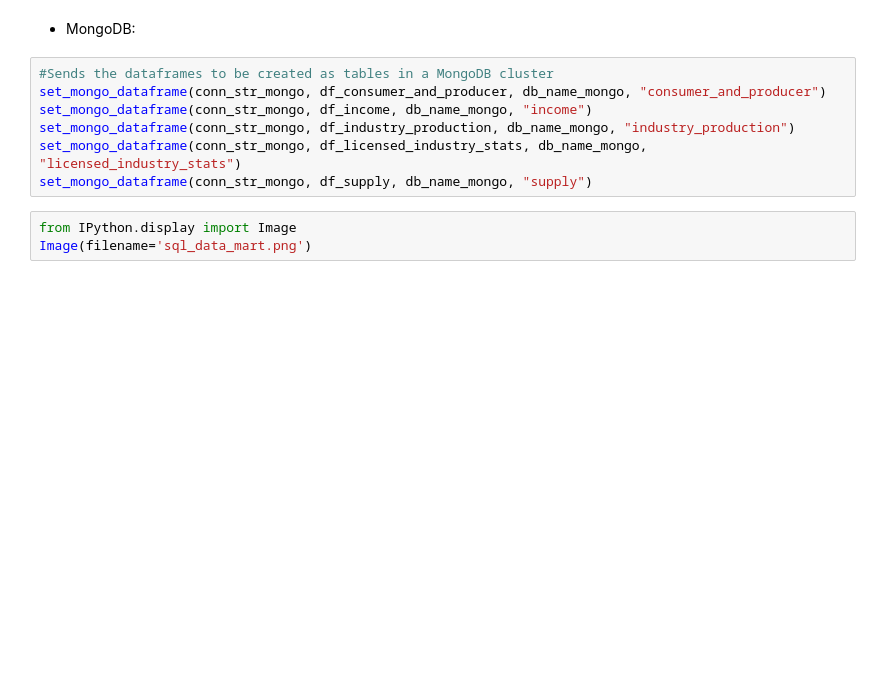
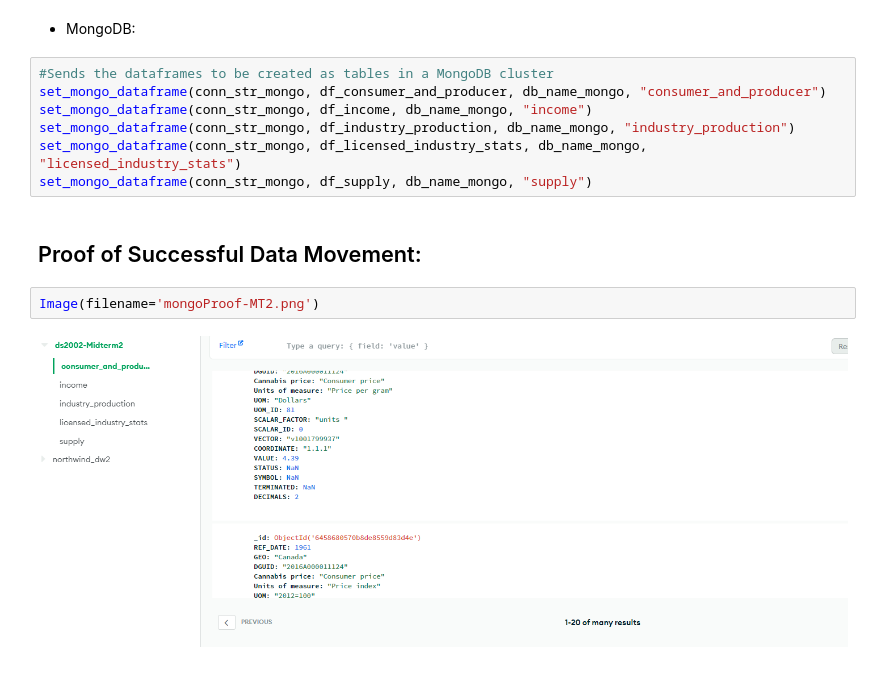
Before and after one commit to wloving77/ds2002-midterm2, a Jupyter notebook: data_initializer.ipynb, the cells around one changed output. Saved outputs shown, nothing was run; the diff lists cells and outputs as text; blank space fills up the shorter version.

Commit message:
SQL and MongoDB now populated with data under ds2002-Midterm2

```diff
--- a/data_initializer.ipynb
+++ b/data_initializer.ipynb
@@ -149,6 +150,9 @@ set_mongo_dataframe(conn_str_mongo, df_income, db_name_mongo, "income")
 set_mongo_dataframe(conn_str_mongo, df_industry_production, db_name_mongo, "industry_production")
 set_mongo_dataframe(conn_str_mongo, df_licensed_industry_stats, db_name_mongo, "licensed_industry_stats")
 set_mongo_dataframe(conn_str_mongo, df_supply, db_name_mongo, "supply")
+# %% [markdown]
+## Proof of Successful Data Movement:
 # %%
-from IPython.display import Image
-Image(filename='sql_data_mart.png')
+Image(filename='mongoProof-MT2.png')
+# %% [output]
+[figure, added]
```
Also changed, not shown: parts of 3 cells of this notebook.
